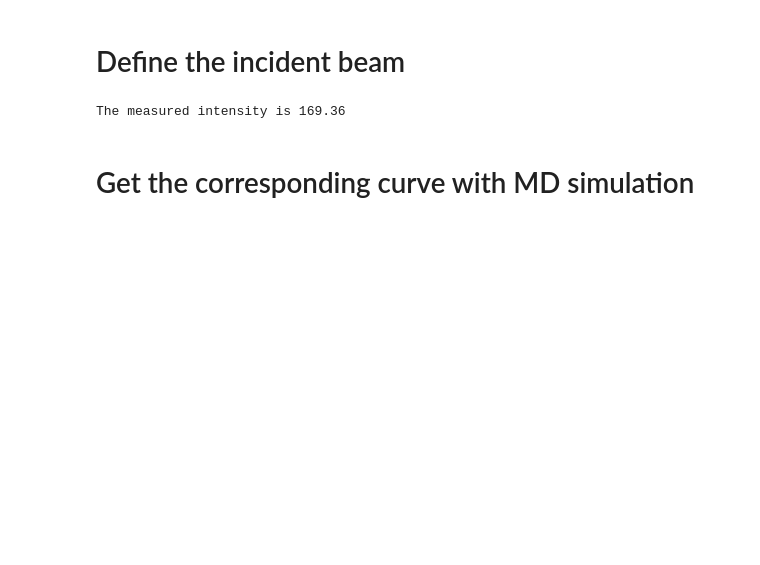
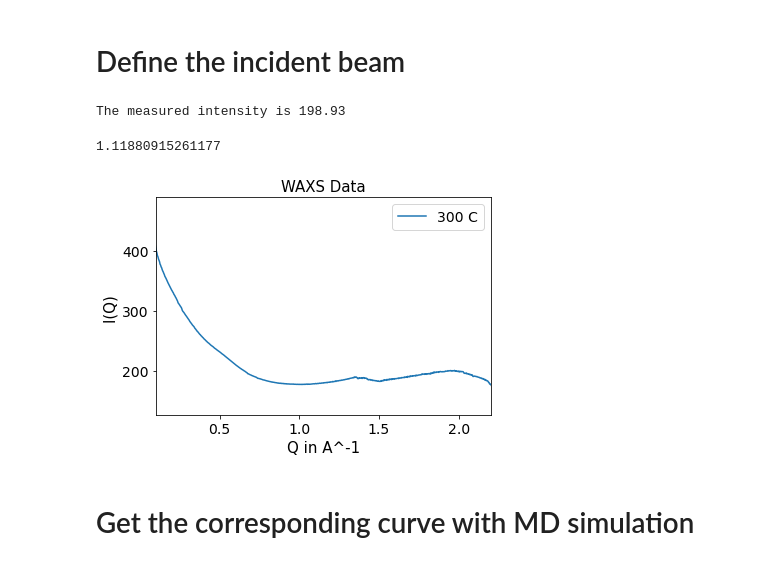
Before and after one commit to haoyuanli93/SpeckleContrastEstimation, a Jupyter notebook: JupyterNotebook/Get_Scattering_Intensity_From_MD_Test1-Copy1.ipynb, the cells around one changed output. Drawn from its saved outputs; the diff is of its cells as text; code cells hidden in the pictures; blank space fills up the shorter version.

```diff
--- a/JupyterNotebook/Get_Scattering_Intensity_From_MD_Test1-Copy1.ipynb
+++ b/JupyterNotebook/Get_Scattering_Intensity_From_MD_Test1-Copy1.ipynb
@@ -40,13 +42,36 @@ omega = (p / l)**2
 # Get effective sampe thickness
 d_eff = atten_length * (1 - np.exp( - d / atten_length))
 
+x= 10
+
 # Get the scatterred intensity at the specified Q value
-q_idx = np.argmin(np.abs(data_holder[-2][:,0] - 2.))
-I_out = data_holder[-2][q_idx, 1]
+q_idx_1 = np.argmin(np.abs(data_holder[x][:,0] - 2.))
+I_out_1 = data_holder[x][q_idx_1, 1]
 
-print('The measured intensity is {:.2f}'.format(I_out))
+q_idx_2 = np.argmin(np.abs(data_holder[x][:,0] - 1.))
+I_out_2 = data_holder[x][q_idx_2, 1]
+
+
+print('The measured intensity is {:.2f}'.format(I_out_1))
 # %% [output]
-The measured intensity is 169.36
+The measured intensity is 198.93
+# %%
+I_out_1 / I_out_2
+# %% [output]
+1.11880915261177
+# %%
+fig, axes = plt.subplots(nrows=1, ncols=1)
+
+axes.plot(data_holder[x][:,0], data_holder[x][:,1], label="{} C".format(H2O_temp[x]))
+
+plt.xlim([0.1, 2.2])
+plt.xlabel("Q in A^-1", fontsize=15)
+plt.ylabel("I(Q) ", fontsize=15)
+plt.title("WAXS Data", fontsize=15)
+plt.legend()
+plt.show()
+# %% [output]
+[figure, added]
 # %% [markdown]
 # Get the corresponding curve with MD simulation
 # %%
```
Also changed, not shown: parts of 9 cells of this notebook, 1 other file.
